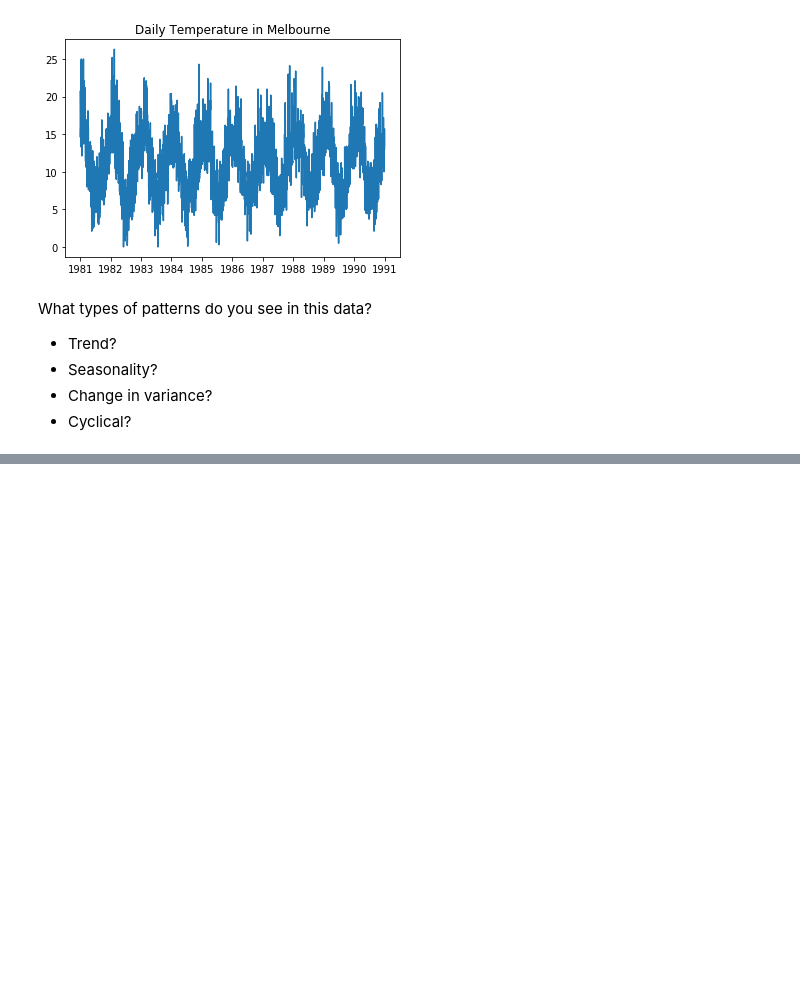
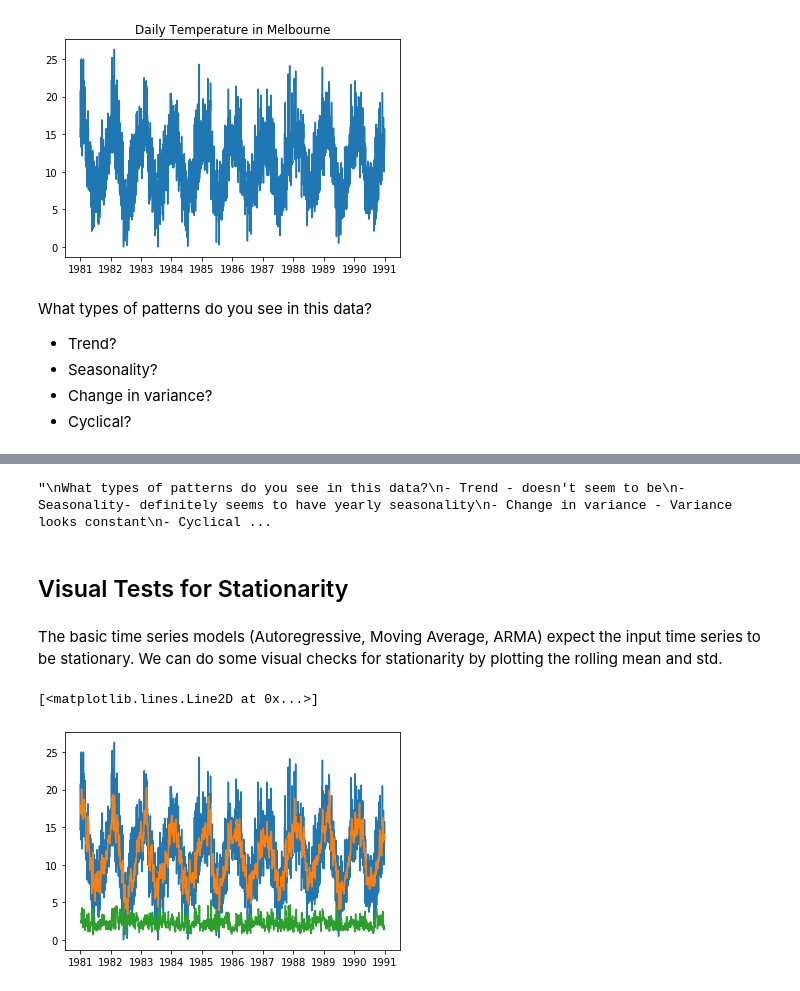
Before and after one commit to j-max/assess_review, a Jupyter notebook: index.ipynb, the cells around one changed output, grey strips where cells are left out. Saved outputs shown, nothing was run; the diff lists cells and outputs as text; code cells hidden in the pictures; blank space fills up the shorter version.

```diff
--- a/index.ipynb
+++ b/index.ipynb
@@ -50,0 +41,32 @@ ts.resample('')
+# %%
+
+'''
+What types of patterns do you see in this data?
+- Trend - doesn't seem to be
+- Seasonality- definitely seems to have yearly seasonality
+- Change in variance - Variance looks constant
+- Cyclical - does not look cyclical
+'''
+# %% [output]
+"\nWhat types of patterns do you see in this data?\n- Trend - doesn't seem to be\n- Seasonality- definitely seems to have yearly seasonality\n- Change in variance - Variance looks constant\n- Cyclical ...
+# %% [markdown]
+## Visual Tests for Stationarity
+# %% [markdown]
+The basic time series models (Autoregressive, Moving Average, ARMA) expect the input time series to be stationary.  We can do some visual checks for stationarity by plotting the rolling mean and std.
+# %%
+
+# Save the rolling mean and std to the variables defined below
+
+# 10 is the window size, which can be larger or smaller depending on the size of your dataset.
+rolling_mean = ts.rolling(10).mean()
+rolling_std = ts.rolling(10).std()
+# %%
+
+# Plot the rolling mean and std along with the original time series
+
+plt.plot(ts)
+plt.plot(rolling_mean)
+plt.plot(rolling_std)
+# %% [output]
+[<matplotlib.lines.Line2D at 0x...>]
+[figure, added]
```
Also changed, not shown: parts of 31 cells of this notebook, 10 other files.
